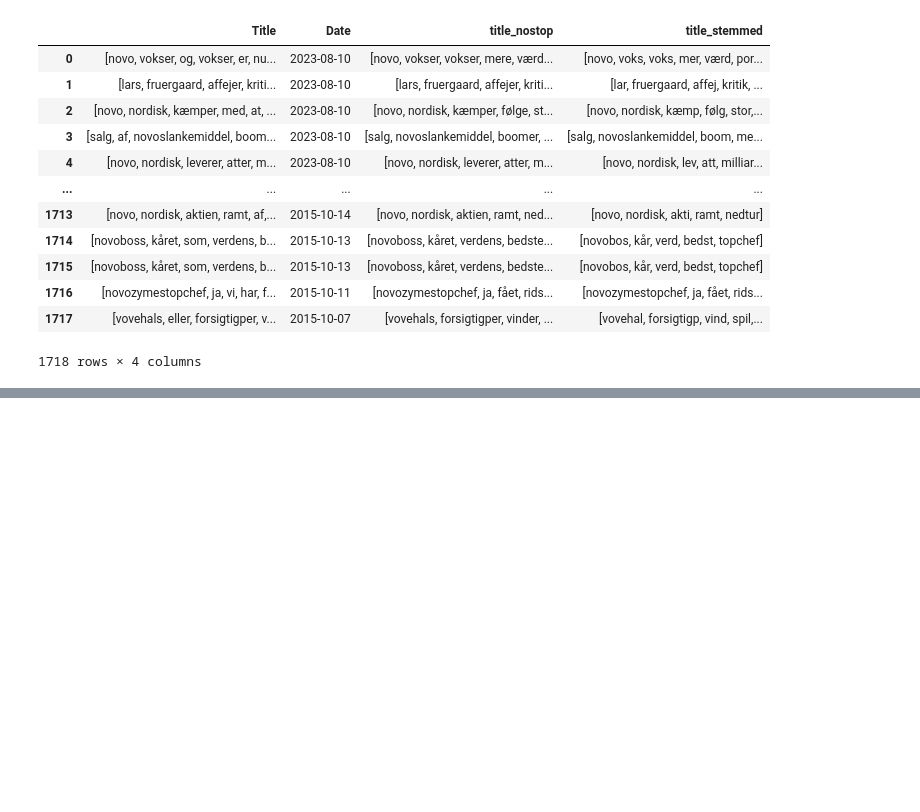
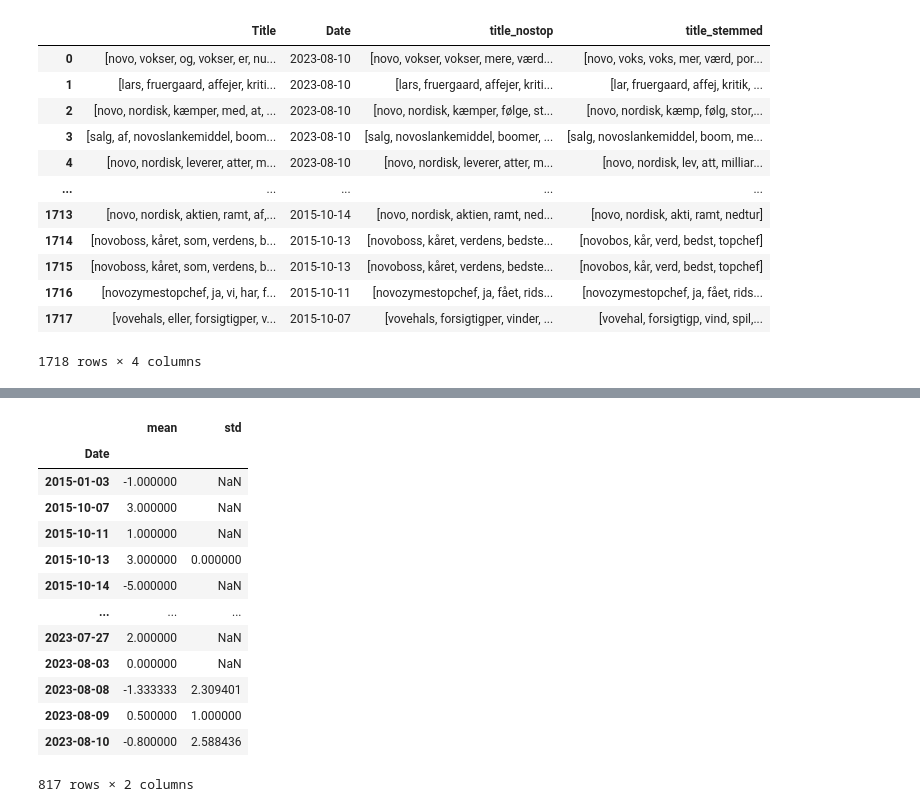
Before and after one commit to lealundjeppesen/kode_koner, a Jupyter notebook: PROJECT/Berlingske_scrape.ipynb, the cells around one changed output, grey strips where cells are left out. Drawn from its saved outputs; the diff is of its cells as text; code cells hidden in the pictures; blank space fills up the shorter version.

```diff
--- a/PROJECT/Berlingske_scrape.ipynb
+++ b/PROJECT/Berlingske_scrape.ipynb
@@ -278,0 +329,20 @@ df_filtered
+# %%
+#Now we ues the group by to get a mean and standard deviation for sentiments for each day
+# Group by the 'Date' column and compute the mean and standard deviation for 'sentiment_score'
+daily_stats = df_filtered.groupby('Date')['sentiment_score'].agg(['mean', 'std'])
+daily_stats
+# %% [output]
+|  | mean | std |
+| Date |  |  |
+| 2015-01-03 | -1.000000 | NaN |
+| 2015-10-07 | 3.000000 | NaN |
+| 2015-10-11 | 1.000000 | NaN |
+| 2015-10-13 | 3.000000 | 0.000000 |
+| 2015-10-14 | -5.000000 | NaN |
+| ... | ... | ... |
+| 2023-07-27 | 2.000000 | NaN |
+| 2023-08-03 | 0.000000 | NaN |
+| 2023-08-08 | -1.333333 | 2.309401 |
+| 2023-08-09 | 0.500000 | 1.000000 |
+| 2023-08-10 | -0.800000 | 2.588436 |
+817 rows × 2 columns
```
Also changed, not shown: parts of 5 cells of this notebook.
